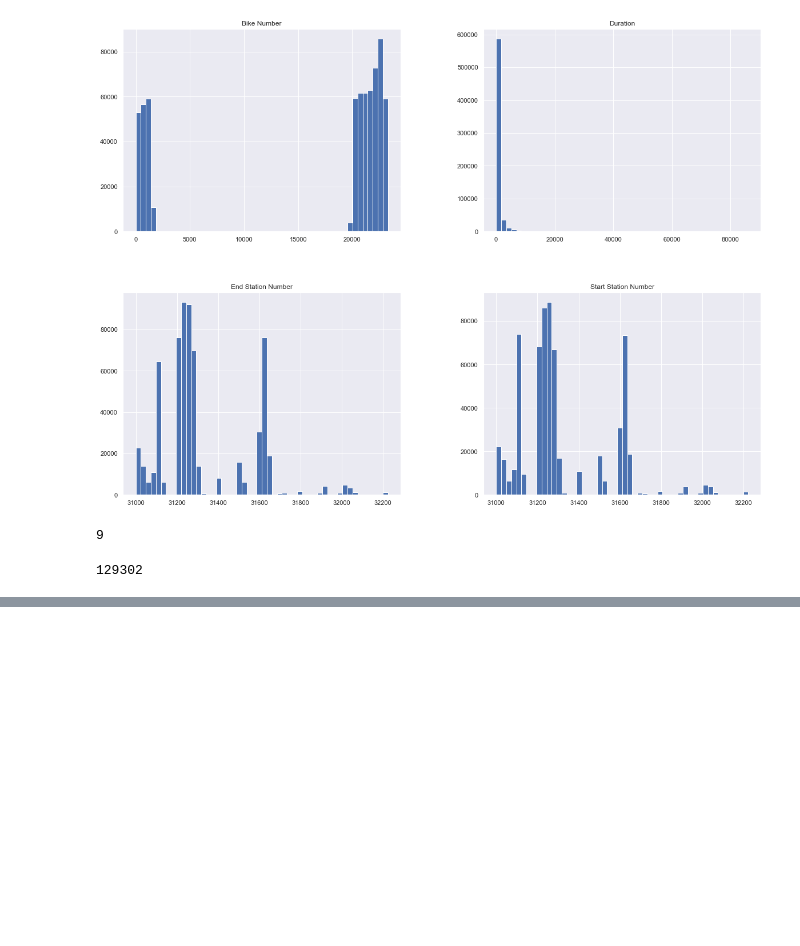
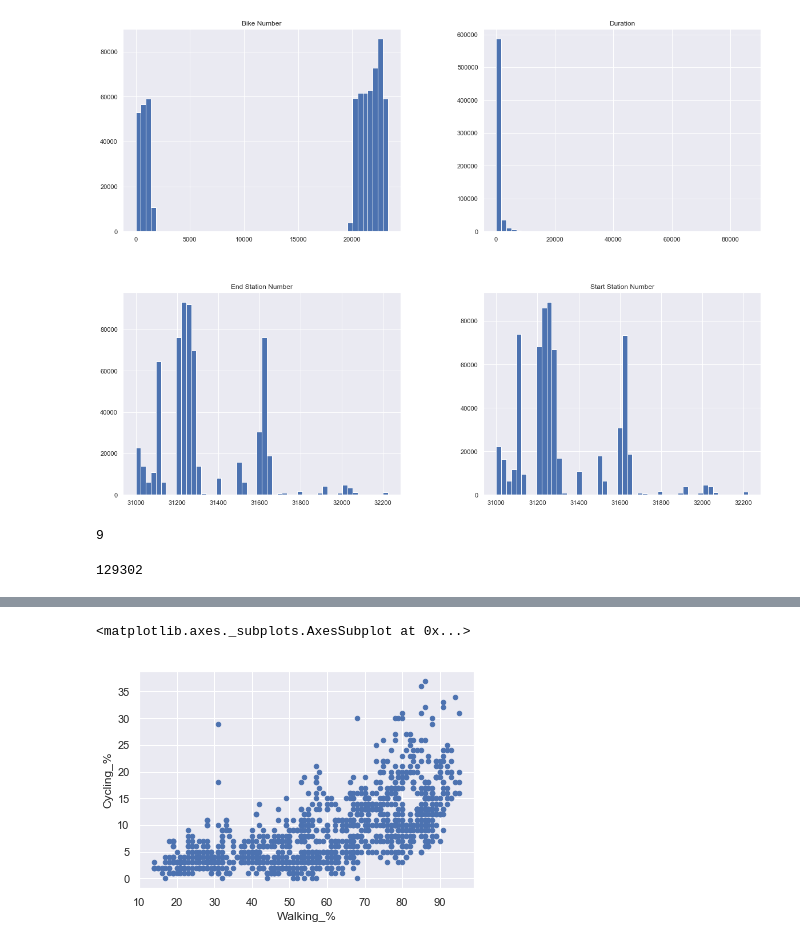
Before and after one commit to Urban-Analytics/SmartSocialCity, a Jupyter notebook: Machine Learning/Bike Sharing Project/data_modelling_bike_sharing_london.ipynb, the cells around one changed output, grey strips where cells are left out. Drawn from its saved outputs; the diff is of its cells as text; code cells hidden in the pictures; blank space fills up the shorter version.

```diff
--- a/Machine Learning/Bike Sharing Project/data_modelling_bike_sharing_london.ipynb
+++ b/Machine Learning/Bike Sharing Project/data_modelling_bike_sharing_london.ipynb
@@ -464,0 +536,6 @@ train_set, test_set = train_test_by_id(by_id, 0.2, "index")
+# %%
+# We can create a scatter of the walking and cycling % of our journeys dataframe (first dataset)
+dataframe_journeys.plot(kind = "scatter", x = "Walking_%", y = "Cycling_%")
+# %% [output]
+<matplotlib.axes._subplots.AxesSubplot at 0x...>
+[figure, added]
```
Also changed, not shown: parts of 16 cells of this notebook, 1 other file.
